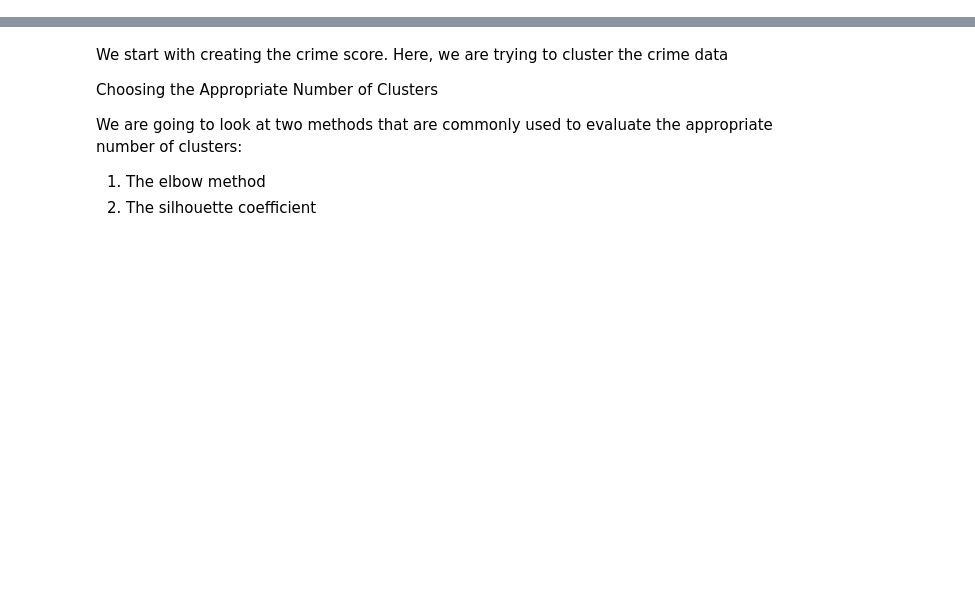
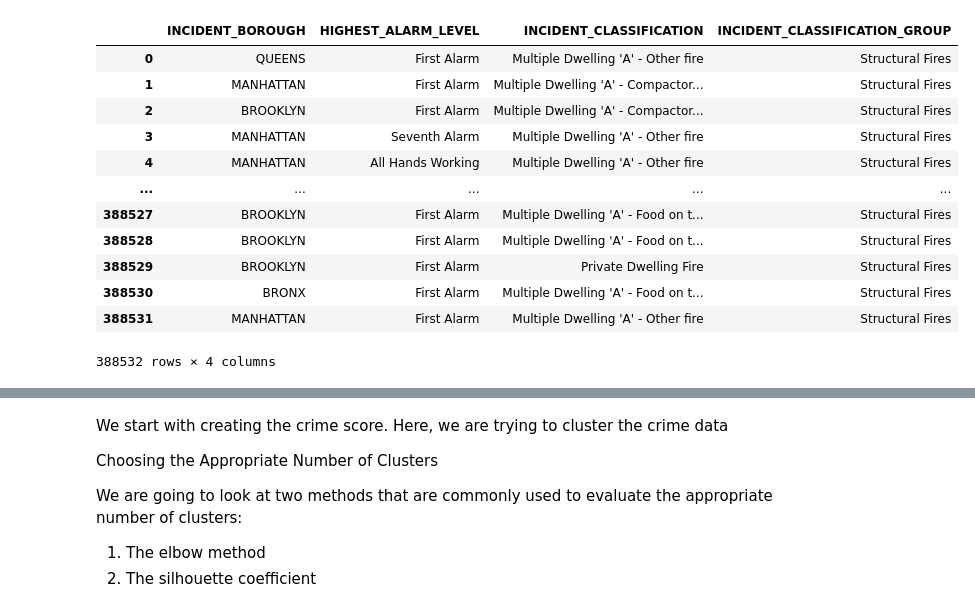
Before and after one commit to kkrusere/Developing-a-Score-to-Measure-Riskiness-of-Residential-Properties-Insurance, a Jupyter notebook: modeling.ipynb, the cells around one changed output, grey strips where cells are left out. Drawn from its saved outputs; the diff is of its cells as text; code cells hidden in the pictures; blank space fills up the shorter version.

```diff
--- a/modeling.ipynb
+++ b/modeling.ipynb
@@ -48,0 +157,2 @@ from sklearn.metrics import silhouette_score
+# %%
+X = data.drop(columns=['INCIDENT_DATETIME', 'ZIPCODE'])
@@ -48,0 +185,16 @@ from sklearn.metrics import silhouette_score
+# %%
+X
+# %% [output]
+|  | INCIDENT_BOROUGH | HIGHEST_ALARM_LEVEL | INCIDENT_CLASSIFICATION | INCIDENT_CLASSIFICATION_GROUP |
+| 0 | QUEENS | First Alarm | Multiple Dwelling 'A' - Other fire | Structural Fires |
+| 1 | MANHATTAN | First Alarm | Multiple Dwelling 'A' - Compactor... | Structural Fires |
+| 2 | BROOKLYN | First Alarm | Multiple Dwelling 'A' - Compactor... | Structural Fires |
+| 3 | MANHATTAN | Seventh Alarm | Multiple Dwelling 'A' - Other fire | Structural Fires |
+| 4 | MANHATTAN | All Hands Working | Multiple Dwelling 'A' - Other fire | Structural Fires |
+| ... | ... | ... | ... | ... |
+| 388527 | BROOKLYN | First Alarm | Multiple Dwelling 'A' - Food on t... | Structural Fires |
+| 388528 | BROOKLYN | First Alarm | Multiple Dwelling 'A' - Food on t... | Structural Fires |
+| 388529 | BROOKLYN | First Alarm | Private Dwelling Fire | Structural Fires |
+| 388530 | BRONX | First Alarm | Multiple Dwelling 'A' - Food on t... | Structural Fires |
+| 388531 | MANHATTAN | First Alarm | Multiple Dwelling 'A' - Other fire | Structural Fires |
+388532 rows × 4 columns
```
Also changed, not shown: parts of 28 cells of this notebook.
